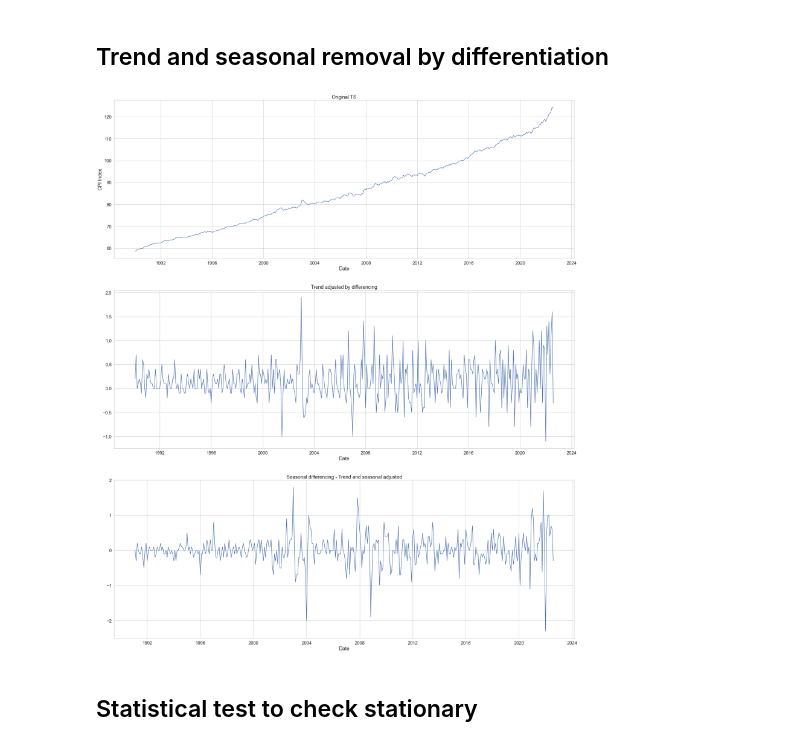
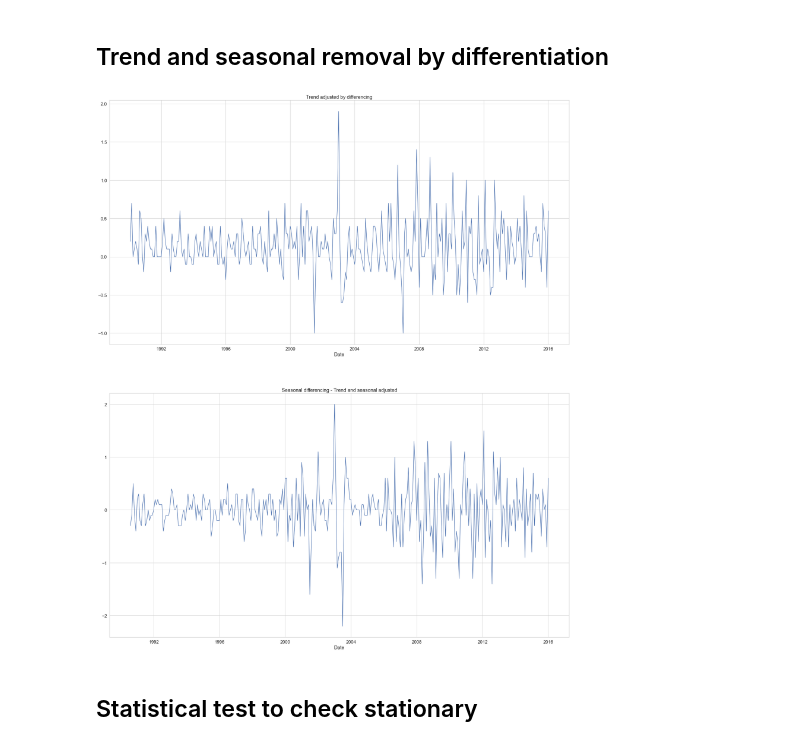
Before and after one commit to PugtgYosuky/Norwegian-CPI-forecast, a Jupyter notebook: ts-analysis.ipynb, the cells around one changed output. Saved outputs shown, nothing was run; the diff lists cells and outputs as text; code cells hidden in the pictures.

Commit message:
Split data into train and test

```diff
--- a/ts-analysis.ipynb
+++ b/ts-analysis.ipynb
@@ -83,0 +87,20 @@ In a first analysis of the time series (TS), it's clearly seen a increasing tren
+# %%
+ts = train_data[country]
+ts_test = test_data[country]
+# %%
+fig, ax = plt.subplots(figsize=(30, 12))
+sns.set(font_scale=1.5, style="whitegrid")
+plt.plot(ts.index, ts, label='Train data')
+plt.plot(ts_test.index, ts_test, label='Test data')
+plt.legend()
+date_form = DateFormatter("%m-%y")
+ax.xaxis.set_major_formatter(date_form)
+
+# Ensure a major tick for each week using (interval=1)
+ax.xaxis.set_major_locator(mdates.MonthLocator(interval=6))
+plt.xticks(rotation='vertical')
+plt.xlabel('Date', fontdict=dict(size=20))
+plt.ylabel('CPI Index', fontdict=dict(size=20))
+plt.title(f'CPI of {country} from 1990 until now', fontdict=dict(size=25))
+plt.savefig(os.path.join('images', 'ts-train-test.png'))
+plt.show()
@@ -269,26 +300,23 @@ plt.show()
 ## Trend and seasonal removal by differentiation
 # %%
 trend_adjusted_diff = ts.diff()
+# TODO: check which period to use
 
-trend_seasonal_adjusted_diff = trend_adjusted_diff.diff(12) # because T = 12, samples colleted each month and yearly
+trend_seasonal_adjusted_diff = trend_adjusted_diff.diff(6) # because T = 12, samples colleted each month and yearly
 
-fig, axs = plt.subplots(3, 1, figsize=(30, 12*3))
+fig, axs = plt.subplots(2, 1, figsize=(30, 12*3))
 
-axs[0].plot(ts.index, ts)
+axs[0].plot(trend_adjusted_diff.index, trend_adjusted_diff)
 axs[0].set_xlabel('Date')
-axs[0].set_ylabel('CPI Index')
-axs[0].set_title('Original TS')
+axs[0].set_title('Trend adjusted by differencing')
 
-axs[1].plot(trend_adjusted_diff.index, trend_adjusted_diff)
+axs[1].plot(trend_seasonal_adjusted_diff.index, trend_seasonal_adjusted_diff)
 axs[1].set_xlabel('Date')
-axs[1].set_title('Trend adjusted by differencing')
-
-axs[2].plot(trend_seasonal_adjusted_diff.index, trend_seasonal_adjusted_diff)
-axs[2].set_xlabel('Date')
-axs[2].set_title('Seasonal differencing - Trend and seasonal adjusted')
+axs[1].set_title('Seasonal differencing - Trend and seasonal adjusted')
+plt.savefig(os.path.join('images', 'trend_seasonal_by_diff.png'))
 plt.show()
 # %% [output]
-[figure, old version]
+[figure, new version]
 # %% [markdown]
 ## Statistical test to check stationary
 # %% [markdown]
```
Also changed, not shown: parts of 20 cells of this notebook, 8 other files.
